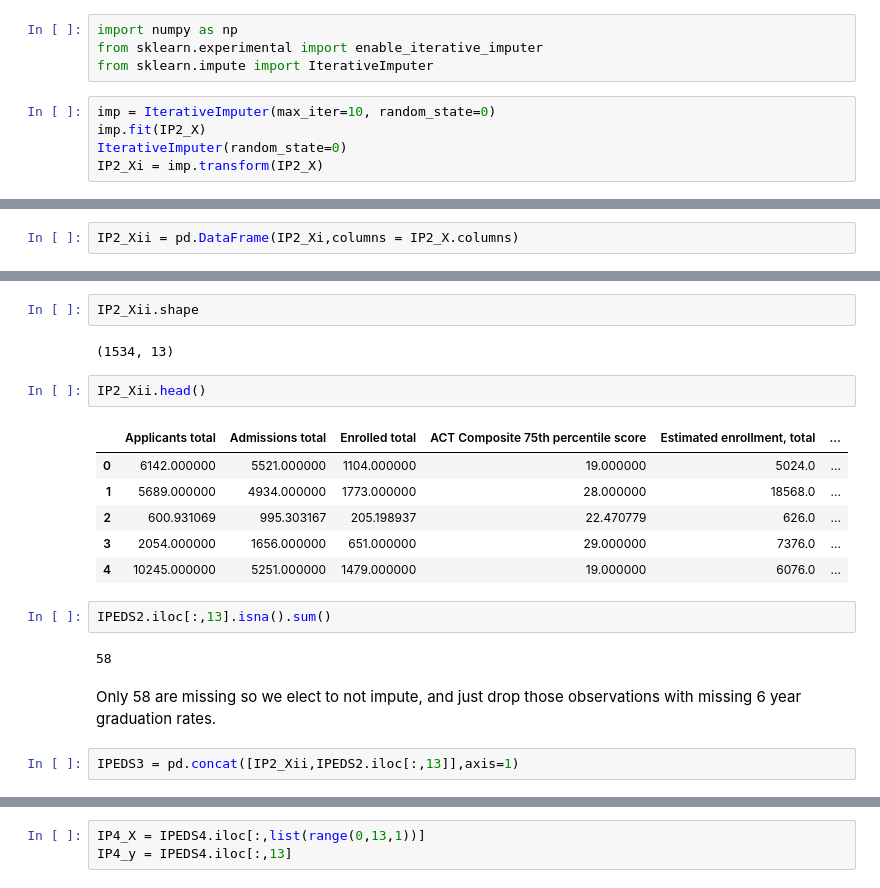
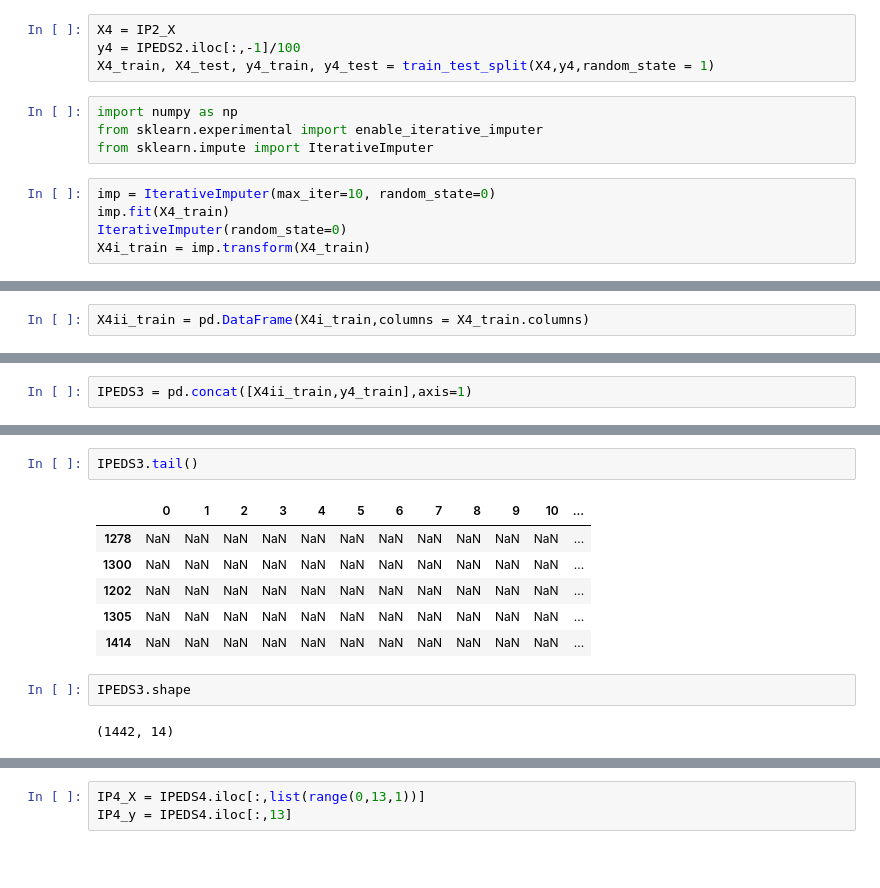
Before and after one commit to ksuaray/IRML---Regression-and-Classification, a Jupyter notebook: Regression_Baseline_Statistical_Model.ipynb, the cells around one changed output, grey strips where cells are left out. Cells and saved outputs as stored; diff of their text form; blank space fills up the shorter version.

Commit message:
Imputation step corrected to occur AFTER data splitting

```diff
--- a/Regression_Baseline_Statistical_Model.ipynb
+++ b/Regression_Baseline_Statistical_Model.ipynb
@@ -379,9 +397,13 @@ IP2_X.head()
+# %%
+X4 = IP2_X
+y4 = IPEDS2.iloc[:,-1]/100
+X4_train, X4_test, y4_train, y4_test = train_test_split(X4,y4,random_state = 1)
 # %%
 import numpy as np
 from sklearn.experimental import enable_iterative_imputer
 from sklearn.impute import IterativeImputer
 # %%
 imp = IterativeImputer(max_iter=10, random_state=0)
-imp.fit(IP2_X)
+imp.fit(X4_train)
 IterativeImputer(random_state=0)
-IP2_Xi = imp.transform(IP2_X)
+X4i_train = imp.transform(X4_train)
@@ -390,4 +414,4 @@ type(IP2_Xi)
 # %% [output]
 numpy.ndarray
 # %%
-IP2_Xii = pd.DataFrame(IP2_Xi,columns = IP2_X.columns)
+X4ii_train = pd.DataFrame(X4i_train,columns = X4_train.columns)
@@ -393,0 +454,2 @@ IP2_Xii = pd.DataFrame(IP2_Xi,columns = IP2_X.columns)
+# %%
+IPEDS3 = pd.concat([X4ii_train,y4_train],axis=1)
@@ -394,24 +465,16 @@ IP2_Xii = pd.DataFrame(IP2_Xi,columns = IP2_X.columns)
+# %%
+IPEDS3.tail()
+# %% [output]
+|  | 0 | 1 | 2 | 3 | 4 | 5 | 6 | 7 | 8 | 9 | 10 | ... |
+| 1278 | NaN | NaN | NaN | NaN | NaN | NaN | NaN | NaN | NaN | NaN | NaN | ... |
+| 1300 | NaN | NaN | NaN | NaN | NaN | NaN | NaN | NaN | NaN | NaN | NaN | ... |
+| 1202 | NaN | NaN | NaN | NaN | NaN | NaN | NaN | NaN | NaN | NaN | NaN | ... |
+| 1305 | NaN | NaN | NaN | NaN | NaN | NaN | NaN | NaN | NaN | NaN | NaN | ... |
+| 1414 | NaN | NaN | NaN | NaN | NaN | NaN | NaN | NaN | NaN | NaN | NaN | ... |
 # %%
-IP2_Xii.shape
+IPEDS3.shape
 # %% [output]
-(1534, 13)
+(1442, 14)
-# %%
-IP2_Xii.head()
-# %% [output]
-|  | Applicants total | Admissions total | Enrolled total | ACT Composite 75th percentile score | Estimated enrollment, total | ... |
-| 0 | 6142.000000 | 5521.000000 | 1104.000000 | 19.000000 | 5024.0 | ... |
-| 1 | 5689.000000 | 4934.000000 | 1773.000000 | 28.000000 | 18568.0 | ... |
-| 2 | 600.931069 | 995.303167 | 205.198937 | 22.470779 | 626.0 | ... |
-| 3 | 2054.000000 | 1656.000000 | 651.000000 | 29.000000 | 7376.0 | ... |
-| 4 | 10245.000000 | 5251.000000 | 1479.000000 | 19.000000 | 6076.0 | ... |
-# %%
-IPEDS2.iloc[:,13].isna().sum()
-# %% [output]
-58
-# %% [markdown]
-Only 58 are missing so we elect to not impute, and just drop those observations with missing 6 year graduation rates.
-# %%
-IPEDS3 = pd.concat([IP2_Xii,IPEDS2.iloc[:,13]],axis=1)
 # %%
 IPEDS4 = IPEDS3.dropna()
 IPEDS4.shape
```
Also changed, not shown: parts of 24 cells of this notebook.
